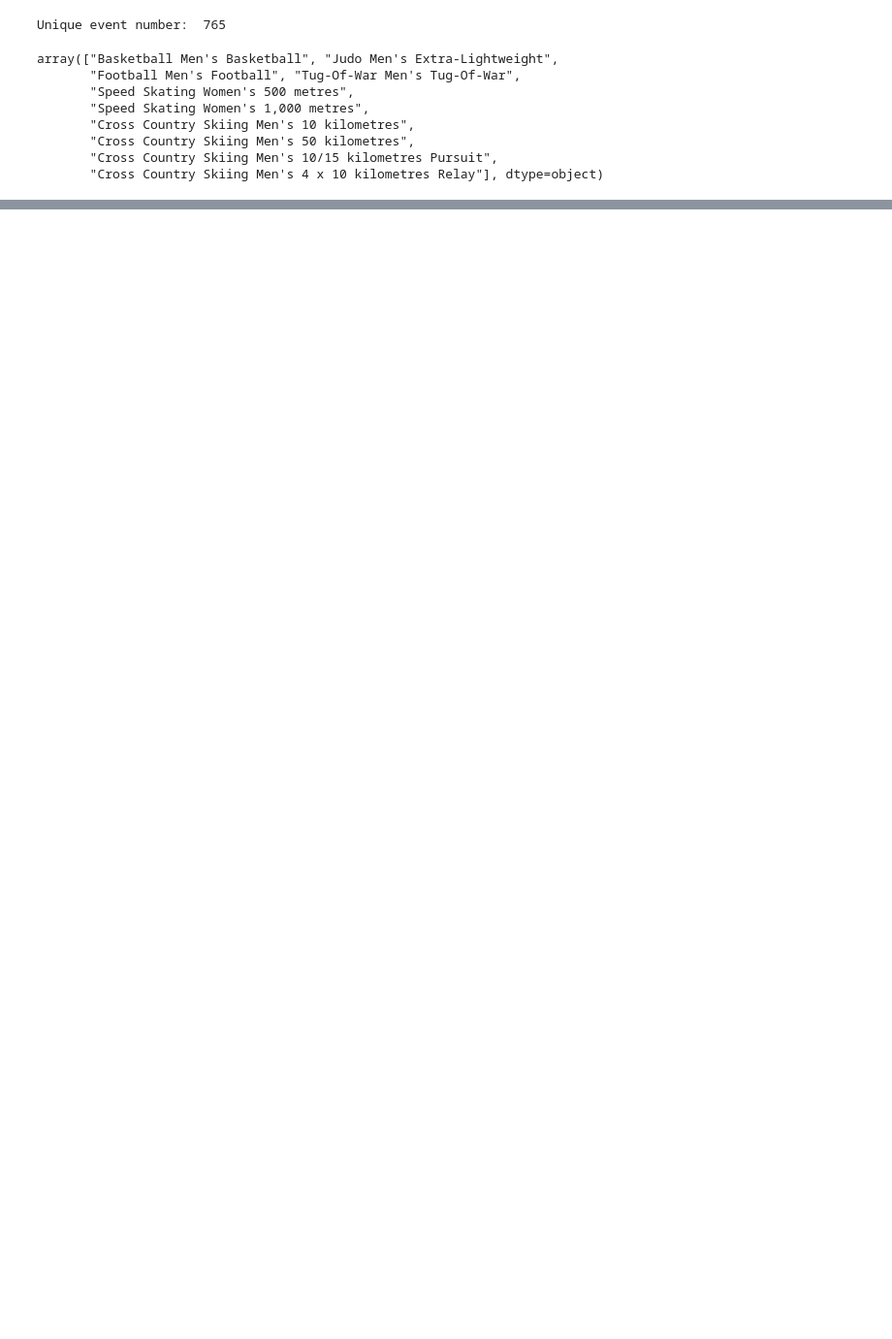
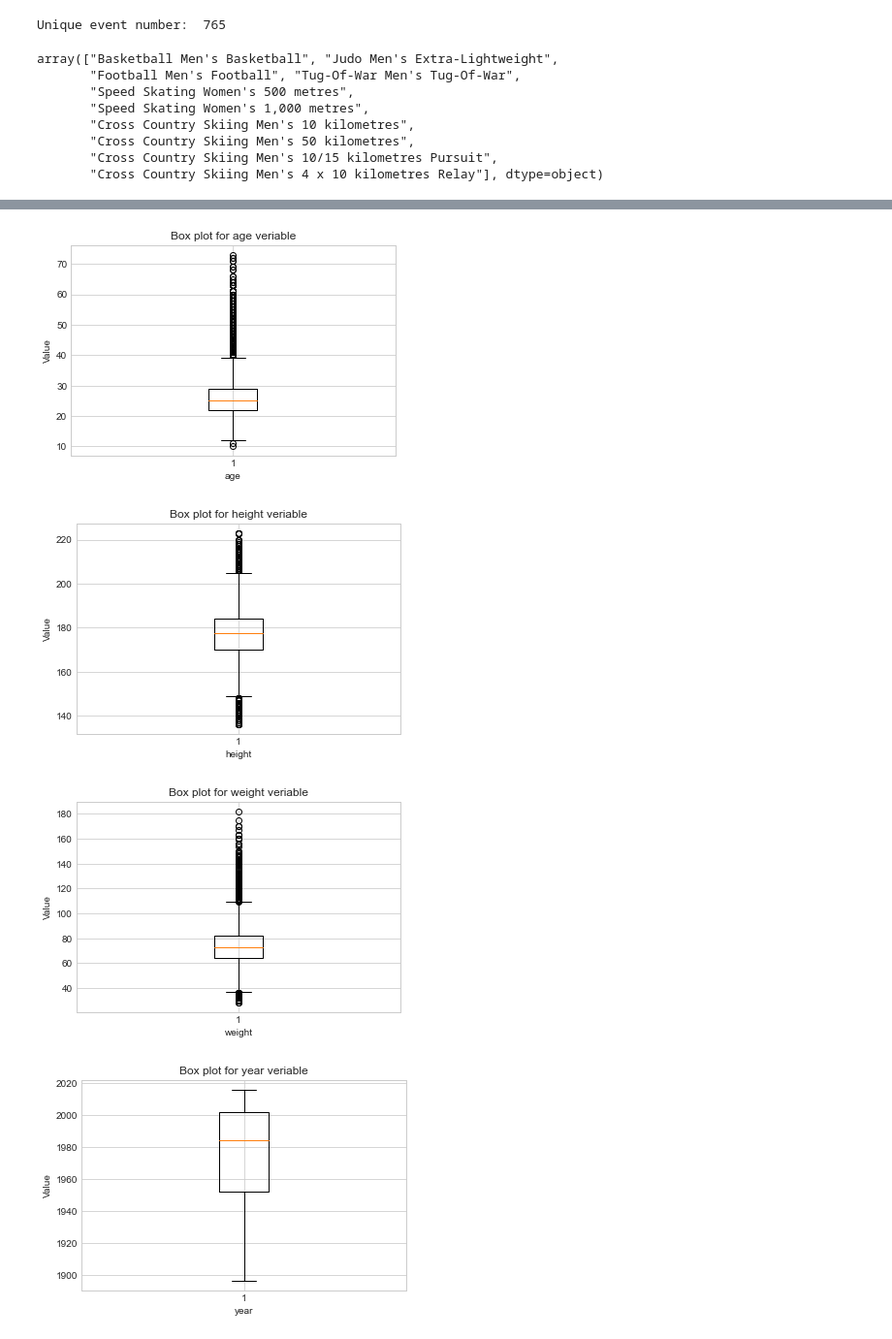
Before and after one commit to anildursunipek/Data-science-and-ML-notebook, a Jupyter notebook: Bootcamp/120-Years-Olympic-history-eda.ipynb, the cells around one changed output, grey strips where cells are left out. Shown: that part at 97% size. Cells and saved outputs as stored; diff of their text form; code cells hidden in the pictures; blank space fills up the shorter version.

```diff
--- a/Bootcamp/120-Years-Olympic-history-eda.ipynb
+++ b/Bootcamp/120-Years-Olympic-history-eda.ipynb
@@ -192,0 +349,20 @@ temp_df[test]
+# %%
+#box plot for age veriable
+def plotBoxGraph(veriable):
+    """
+        input: Veriable/Column name
+        output: Box graph
+    """
+    plt.boxplot(df[veriable])
+    plt.title(f"Box plot for {veriable} veriable")
+    plt.xlabel(veriable)
+    plt.ylabel('Value')
+    plt.show()
+# %%
+for c in category:
+    plotBoxGraph(c)
+# %% [output]
+[figure, added]
+[figure, added]
+[figure, added]
+[figure, added]
```
Also changed, not shown: parts of 22 cells of this notebook, 1 other file.
